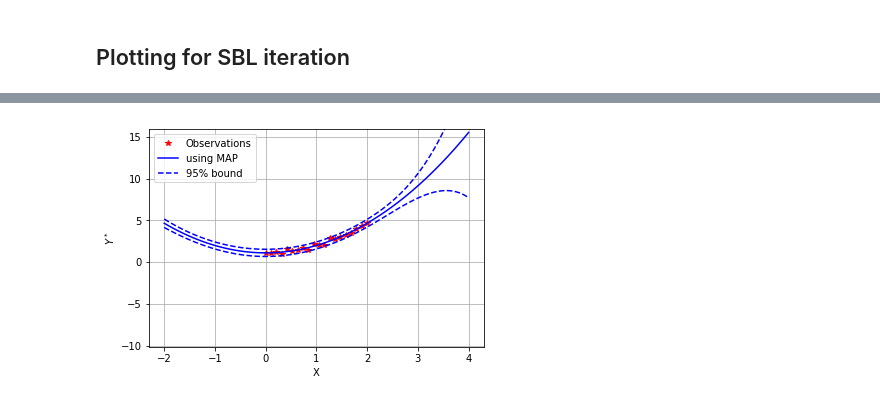
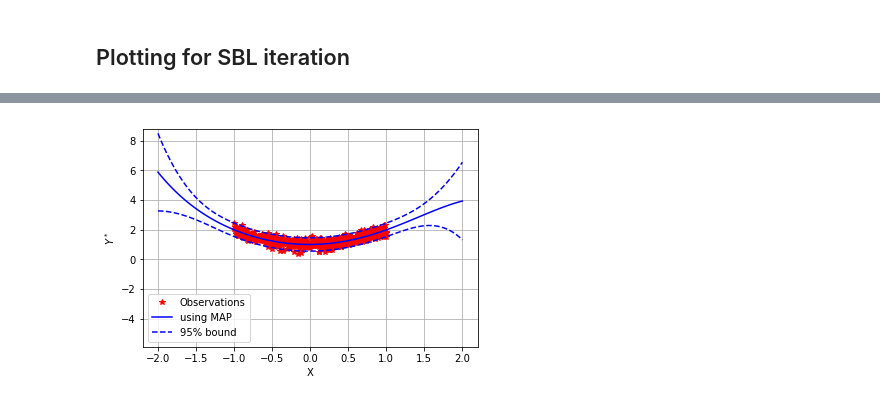
Before and after one commit to rimplesandhu/UQMLcodes, a Jupyter notebook: SBL/SBL.ipynb, the cells around one changed output, grey strips where cells are left out. Saved outputs shown, nothing was run; the diff lists cells and outputs as text; code cells hidden in the pictures.

```diff
--- a/SBL/SBL.ipynb
+++ b/SBL/SBL.ipynb
@@ -38,14 +12,16 @@ import os, math, sys
 # %% [markdown]
 Assign polynomial basis (polyPower), hyper-parameters a,b,c,d and initial hyperparameter $\alpha$ and noise precision $\rho$:
 # %%
-polyPower = [0,1,2,3,4,5,6] # powers of polynomial basis
+polyPower = [0,1,2,3,4,5] # powers of polynomial basis
 N = len(polyPower) # number of coefficients
-alpha = [1e-04]*N # initial hyperparameter vector
-rho = 20
-a = 1e-08
-b = 1e-08
-c = 1e-08
-d = 1e-08
+rho0 = 100 # initial error precision
+alpha0 = [1e-04]*N # initial hyperparameter vector
+Wlim = [-5,5]
+Nsbl = 200
+a = 1e-04
+b = 1e-04
+c = 1e-04
+d = 1e-04
 # %% [markdown]
 Generate design matrix $\Phi$, and load observations $Y$ and input $X$:
 # %%
@@ -200,14 +158,20 @@ PredMean = np.matmul(PhiNew,m)
 # %%
-fig = plt.figure(N+1)
+Mnew = 100
+Xextra = 1
+Xnew = np.linspace(min(Xobs)-Xextra,max(Xobs)+Xextra,Mnew)
+PhiNew = PhiMat(Xnew)
+PredVar = np.matmul(PhiNew,np.matmul(P,np.transpose(PhiNew))) + np.identity(Mnew)/rho[Nsbl-2]
+PredMean = np.matmul(PhiNew,Wmu[:,Nsbl-2])
+fig = plt.figure(N+8)
 plt.plot(Xobs,Yobs,'r*',label='Observations')
 plt.plot(Xnew,PredMean,'b-',label='using MAP')
 plt.plot(Xnew,PredMean+2*np.sqrt(np.diag(PredVar)),'b--',label='95% bound')
 plt.plot(Xnew,PredMean-2*np.sqrt(np.diag(PredVar)),'b--')
 plt.grid(True)
 plt.ylim([min(Yobs)-3*abs(max(Yobs)-min(Yobs)),max(Yobs)+3*abs(max(Yobs)-min(Yobs))])
 plt.ylabel(r'$Y^*$')
 plt.xlabel('X')
 plt.legend(loc='best', numpoints = 1)
-plt.savefig('BLR_predictions.pdf',bbox_inches='tight')
+plt.savefig('SBL_PRED.eps',bbox_inches='tight')
 # %% [output]
-[figure, old version]
+[figure, new version]
```
Also changed, not shown: parts of 11 cells of this notebook, 6 other files.
